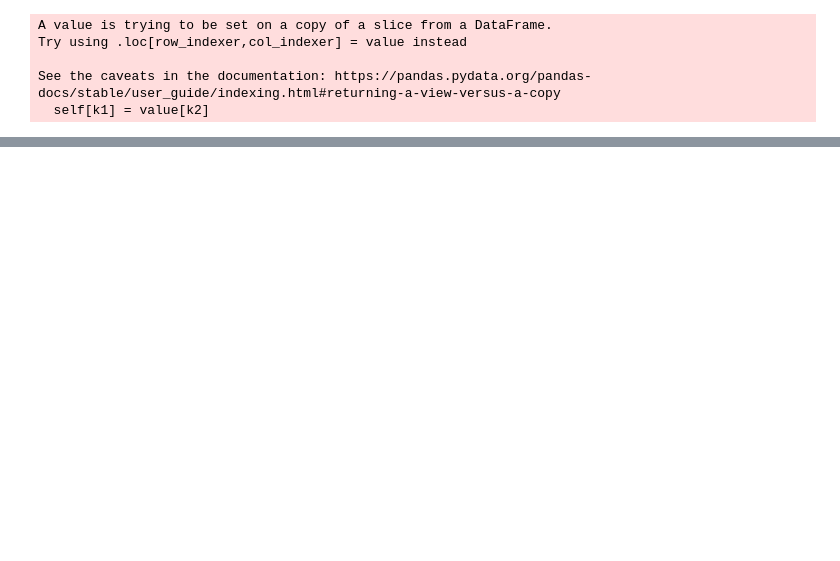
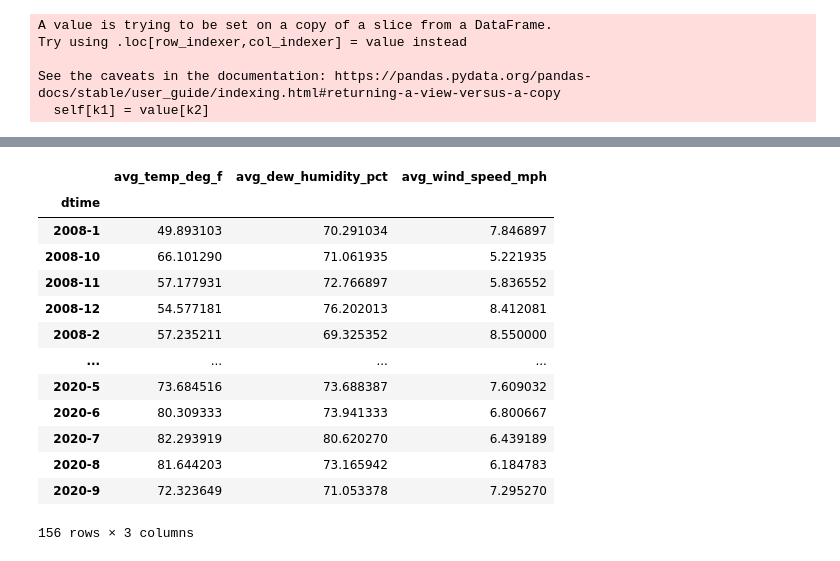
Before and after one commit to dunleavyjason/electricity_usage, a Jupyter notebook: weather.ipynb, the cells around one changed output, grey strips where cells are left out. Saved outputs shown, nothing was run; the diff lists cells and outputs as text; code cells hidden in the pictures; blank space fills up the shorter version.

```diff
--- a/weather.ipynb
+++ b/weather.ipynb
@@ -77,0 +80,17 @@ group_by
+# %%
+average_weather
+# %% [output]
+|  | avg_temp_deg_f | avg_dew_humidity_pct | avg_wind_speed_mph |
+| dtime |  |  |  |
+| 2008-1 | 49.893103 | 70.291034 | 7.846897 |
+| 2008-10 | 66.101290 | 71.061935 | 5.221935 |
+| 2008-11 | 57.177931 | 72.766897 | 5.836552 |
+| 2008-12 | 54.577181 | 76.202013 | 8.412081 |
+| 2008-2 | 57.235211 | 69.325352 | 8.550000 |
+| ... | ... | ... | ... |
+| 2020-5 | 73.684516 | 73.688387 | 7.609032 |
+| 2020-6 | 80.309333 | 73.941333 | 6.800667 |
+| 2020-7 | 82.293919 | 80.620270 | 6.439189 |
+| 2020-8 | 81.644203 | 73.165942 | 6.184783 |
+| 2020-9 | 72.323649 | 71.053378 | 7.295270 |
+156 rows × 3 columns
```
Also changed, not shown: parts of 20 cells of this notebook, 12 other files.
